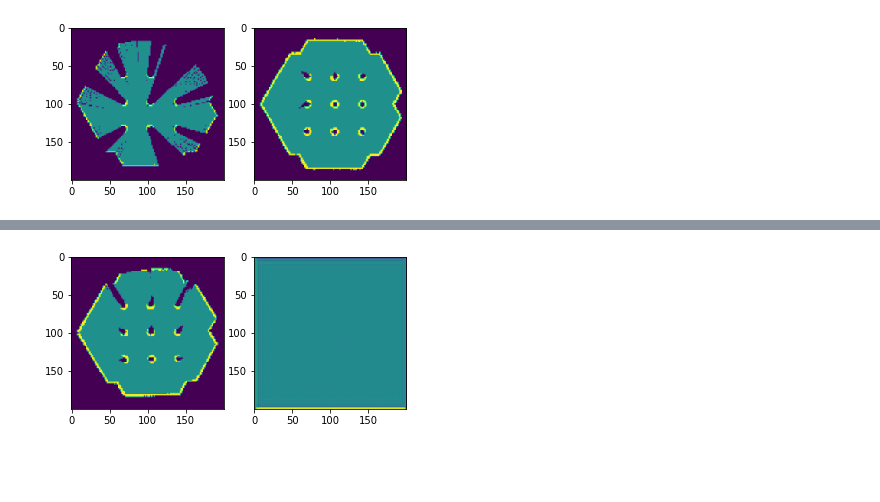
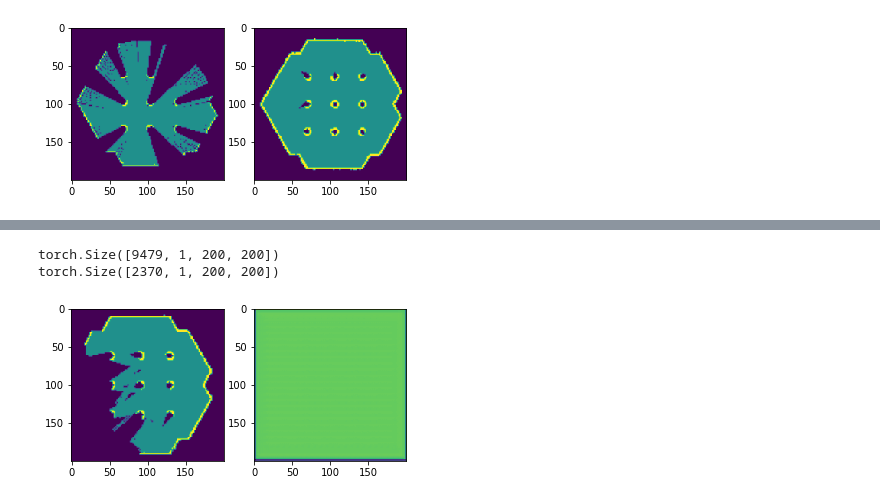
Before and after one commit to abolfazlasad/turtlebot3_activeSLAM, a Jupyter notebook: dqn_controller/notebooks/mapAutoEncoder.ipynb, the cells around one changed output, grey strips where cells are left out. Saved outputs shown, nothing was run; the diff lists cells and outputs as text; code cells hidden in the pictures; blank space fills up the shorter version.

Commit message:
[dqn_controller][src][models] Move mapAutoencoder models to seperate files

```diff
--- a/dqn_controller/notebooks/mapAutoEncoder.ipynb
+++ b/dqn_controller/notebooks/mapAutoEncoder.ipynb
@@ -40,9 +23,4 @@ log_dir = "/home/asad/catkin_ws2/src/turtlebot3_activeSLAM/dqn_controller/log/"
 
 maps = np.concatenate([np.load(log_dir + f + "/maps.npy") for f in os.listdir(log_dir) if f.find("2023") == 0], axis=0)
 
-maps[maps == 100] = 1
-maps += 1
-maps = torch.from_numpy(maps).to(torch.float32)
-maps /= maps.max()
-
-maps = torch.stack([transform_map(m).to(device) for m in maps])
+maps = torch.stack([mapAutoencoder.transform_map(m) for m in maps]).to(device)
@@ -255,5 +37,18 @@ autoencoder = Autoencoder200()
+# %%
+train_data, test_data = train_test_split(maps, test_size=0.2, shuffle=True)
+train_dataset = data_utils.TensorDataset(train_data)
+test_dataset = data_utils.TensorDataset(test_data)
+
+train_data_loader = data_utils.DataLoader(train_dataset, batch_size=128, shuffle=True)
+test_data_loader = data_utils.DataLoader(test_dataset, batch_size=128, shuffle=True)
+
+print(train_data.shape)
+print(test_data.shape)
+# %% [output]
+torch.Size([9479, 1, 200, 200])
+torch.Size([2370, 1, 200, 200])
 # %%
+autoencoder = mapAutoencoder.Autoencoder().to(device)
+
 cirterion = nn.L1Loss()
 optimizer = optim.Adam(autoencoder.parameters(), lr=0.001)
-# %%
-autoencoder = autoencoder.to(device)
@@ -266,18 +55,18 @@ test_data_loader = data_utils.DataLoader(test_dataset, batch_size=128, shuffle=T
 # %%
-def plot_result(index = -1):
+def plot_result(model, test_data, index = -1):
     if index == -1:
       index = np.random.randint(len(test_data))
 
     plt.subplot(1, 2, 1)
     plt.imshow(test_data[index].cpu().squeeze())
 
     with torch.no_grad():
-        result = autoencoder(test_data[index])
+        result = model(test_data[index])
     plt.subplot(1, 2, 2)
     plt.imshow(result[0].cpu().squeeze())
     plt.show()
 
-plot_result()
+plot_result(autoencoder, test_data)
 # %% [output]
-[figure, old version]
+[figure, new version]
 # %%
```
Also changed, not shown: parts of 18 cells of this notebook, 5 other files.
